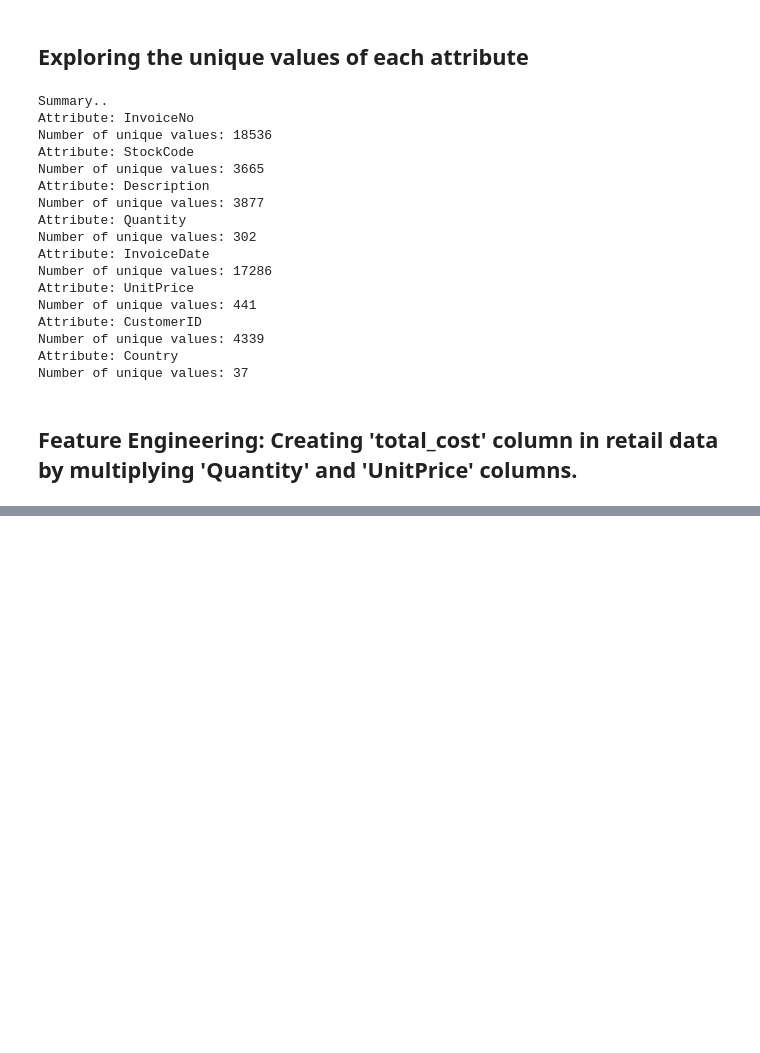
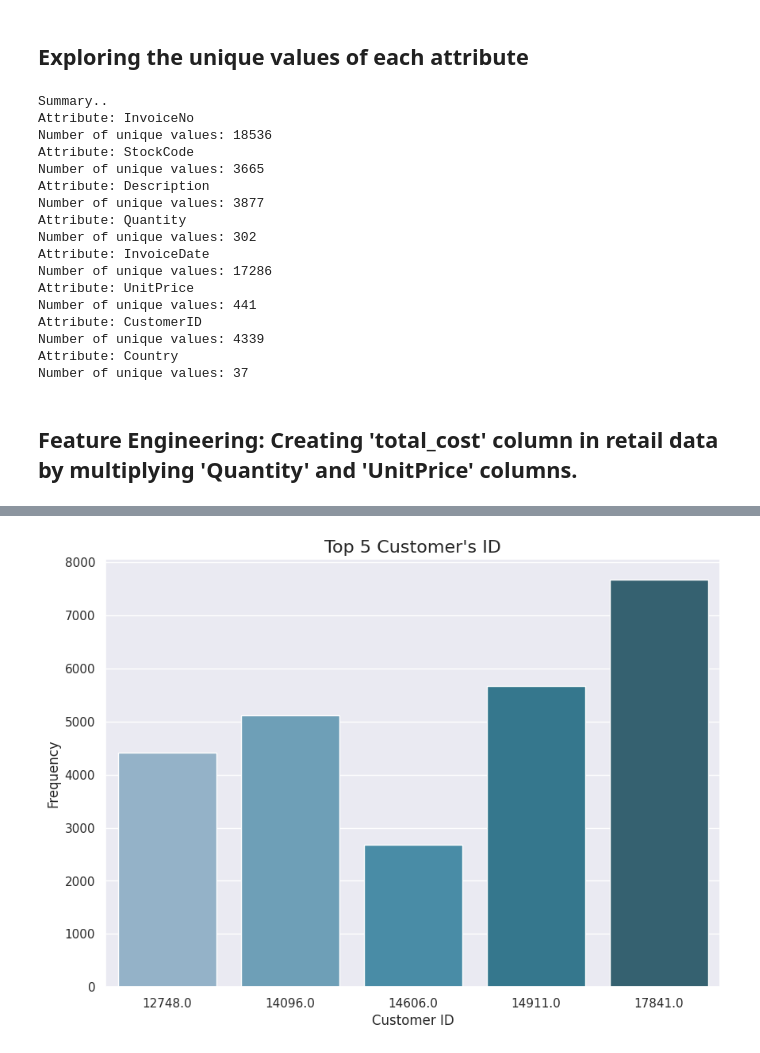
Before and after one commit to VHP2305/Online_Retail_Customer_Segmentation, a Jupyter notebook: Online_Retail_Customer_Segmentation.ipynb, the cells around one changed output, grey strips where cells are left out. Drawn from its saved outputs; the diff is of its cells as text; code cells hidden in the pictures; blank space fills up the shorter version.

```diff
--- a/Online_Retail_Customer_Segmentation.ipynb
+++ b/Online_Retail_Customer_Segmentation.ipynb
@@ -594,0 +789,9 @@ retail_df_copy.head()
+# %%
+# Creating a dataframe of top customers by number of transactions
+top_customers = pd.DataFrame(retail_df_copy['CustomerID'].value_counts().sort_values(ascending = False).reset_index())
+
+# Renaming columns in the dataframe
+top_customers.rename(columns = {'index':'CustomerID','CustomerID':'count'},inplace = True)
+
+# Displaying the top 5 customers
+top_customers.head(5)
@@ -594,0 +805,19 @@ retail_df_copy.head()
+# %%
+# Increase the figure size
+plt.figure(figsize = (10,7))
+
+# Use a different color palette
+sns.set_palette('PuBuGn_d')
+
+# Create the bar plot
+sns.barplot(x = 'CustomerID',y = 'count',data = top_customers[:5])
+
+# Add labels and a title
+plt.xlabel('Customer ID', fontsize = 12)
+plt.ylabel('Frequency', fontsize = 12)
+plt.title("Top 5 Customer's ID", fontsize = 16)
+
+# Show the plot
+plt.show()
+# %% [output]
+[figure, added]
```
Also changed, not shown: parts of 31 cells of this notebook.
